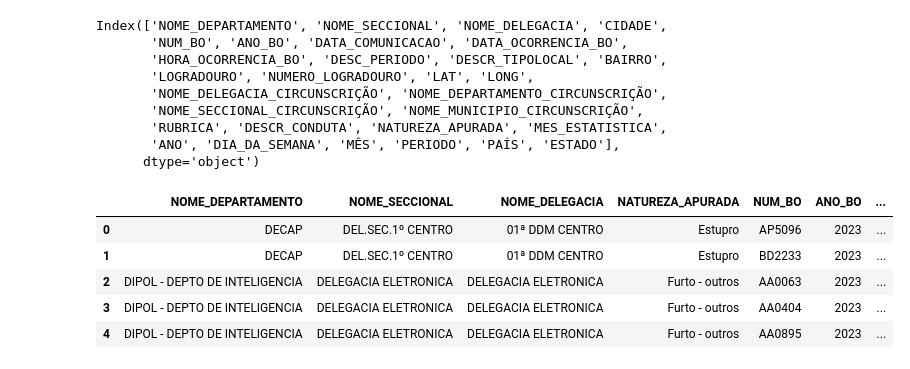
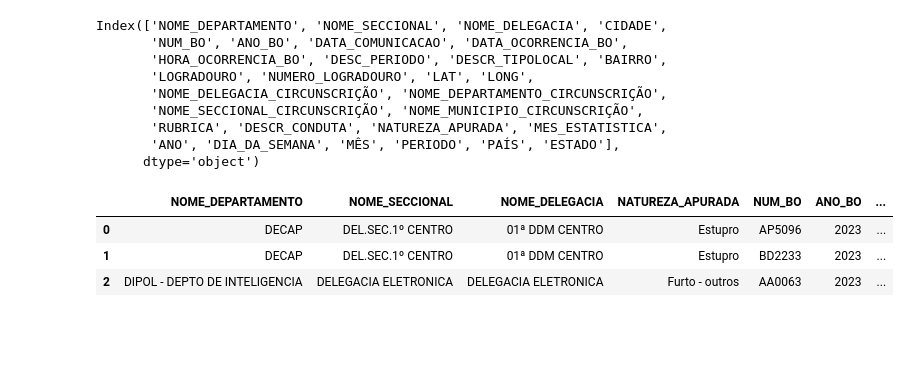
Before and after one commit to giulianafernandes/ssp-dados_criminais, a Jupyter notebook: Dados_criminais-SSP.ipynb, the cells around one changed output. Drawn from its saved outputs; the diff is of its cells as text; code cells hidden in the pictures; blank space fills up the shorter version.

```diff
--- a/Dados_criminais-SSP.ipynb
+++ b/Dados_criminais-SSP.ipynb
@@ -293,7 +293,26 @@ bairros = {'Se': 'Sé',
            'Sacoma': 'Sacomã',
            'Freguesia do o': 'Freguesia do Ó',
            'Saude': 'Saúde',
-           'Tremembe': 'Tremembé'}
+           'Tremembe': 'Tremembé',
+           'Sao Mateus': 'São Mateus',
+           'Jaragua': 'Jaraguá',
+           'Vila Curuca': 'Vila Curuça',
+           'Sao Lucas': 'São Lucas',
+           'Centro Histórico De São Paulo': 'Centro',
+           'Butanta': 'Butantã',
+           'Belem': 'Belém',
+           'Cidade Lider': 'Cidade Líder',
+           'Agua Rasa': 'Água Rasa',
+           'Limao': 'Limão',
+           'Carrao': 'Vila Carrão',
+           'Jacana': 'Jaçanã',
+           'Sao Rafael': 'São Rafael',
+           'Sao Domingos': 'São Domingos',
+           'Jaguare': 'Jaguaré',
+           'Pompeia': 'Pompéia',
+           'Guaianazes': "Guaianases",
+           "Santa Efigênia": "Santa Ifigênia",
+           "Jd São Luis": "Jardim São Luís"}
 
 dados['BAIRRO'] = dados['BAIRRO'].replace(bairros)
 # %%
@@ -348,7 +367,7 @@ Name: count, dtype: int64
 Agora vamos fazer transformações pensando no nosso Dashboard.
 O Tableau exige uma certa hierarquia para fazer visualizações geográficas então agora vamos criar essas colunas!
 # %%
-dados['PAÍS'] = 'Brazil'
+dados['PAÍS'] = 'Brasil'
 dados['ESTADO'] = 'São Paulo'
 # %%
 dados.rename(columns={'LATITUDE': 'LAT',
@@ -369,17 +386,16 @@ Index(['NOME_DEPARTAMENTO', 'NOME_SECCIONAL', 'NOME_DELEGACIA', 'CIDADE',
        'ANO', 'DIA_DA_SEMANA', 'MÊS', 'PERIODO', 'PAÍS', 'ESTADO'],
       dtype='object')
 # %%
-dados_tableau = dados[['NOME_DEPARTAMENTO', 'NOME_SECCIONAL', 'NOME_DELEGACIA', 'NATUREZA_APURADA',
+# filtrando apenas os atributos que iremos utilizar no dashboard do tableau
+dados = dados[['NOME_DEPARTAMENTO', 'NOME_SECCIONAL', 'NOME_DELEGACIA', 'NATUREZA_APURADA',
                        'NUM_BO', 'ANO_BO', 'DATA_OCORRENCIA_BO', 'HORA_OCORRENCIA_BO',
                        'ANO', 'DIA_DA_SEMANA', 'MÊS', 'DESC_PERIODO', 'DESCR_TIPOLOCAL',
-                       'PAÍS', 'ESTADO','CIDADE', 'LAT', 'LONG', 'BAIRRO', 'LOGRADOURO', 'NUMERO_LOGRADOURO']]
+                       'PAÍS', 'ESTADO', 'CIDADE', 'LAT', 'LONG', 'BAIRRO', 'LOGRADOURO', 'NUMERO_LOGRADOURO']]
-# %%
-dados_tableau.head()
-# %% [output]
-|  | NOME_DEPARTAMENTO | NOME_SECCIONAL | NOME_DELEGACIA | NATUREZA_APURADA | NUM_BO | ANO_BO | ... |
-| 0 | DECAP | DEL.SEC.1º CENTRO | 01ª DDM CENTRO | Estupro | AP5096 | 2023 | ... |
-| 1 | DECAP | DEL.SEC.1º CENTRO | 01ª DDM CENTRO | Estupro | BD2233 | 2023 | ... |
-| 2 | DIPOL - DEPTO DE INTELIGENCIA | DELEGACIA ELETRONICA | DELEGACIA ELETRONICA | Furto - outros | AA0063 | 2023 | ... |
-| 3 | DIPOL - DEPTO DE INTELIGENCIA | DELEGACIA ELETRONICA | DELEGACIA ELETRONICA | Furto - outros | AA0404 | 2023 | ... |
-| 4 | DIPOL - DEPTO DE INTELIGENCIA | DELEGACIA ELETRONICA | DELEGACIA ELETRONICA | Furto - outros | AA0895 | 2023 | ... |
+# %%
+dados.head(3)
+# %% [output]
+|  | NOME_DEPARTAMENTO | NOME_SECCIONAL | NOME_DELEGACIA | NATUREZA_APURADA | NUM_BO | ANO_BO | ... |
+| 0 | DECAP | DEL.SEC.1º CENTRO | 01ª DDM CENTRO | Estupro | AP5096 | 2023 | ... |
+| 1 | DECAP | DEL.SEC.1º CENTRO | 01ª DDM CENTRO | Estupro | BD2233 | 2023 | ... |
+| 2 | DIPOL - DEPTO DE INTELIGENCIA | DELEGACIA ELETRONICA | DELEGACIA ELETRONICA | Furto - outros | AA0063 | 2023 | ... |
 # %%
```
Also changed, not shown: parts of 8 cells of this notebook, 1 other file.
